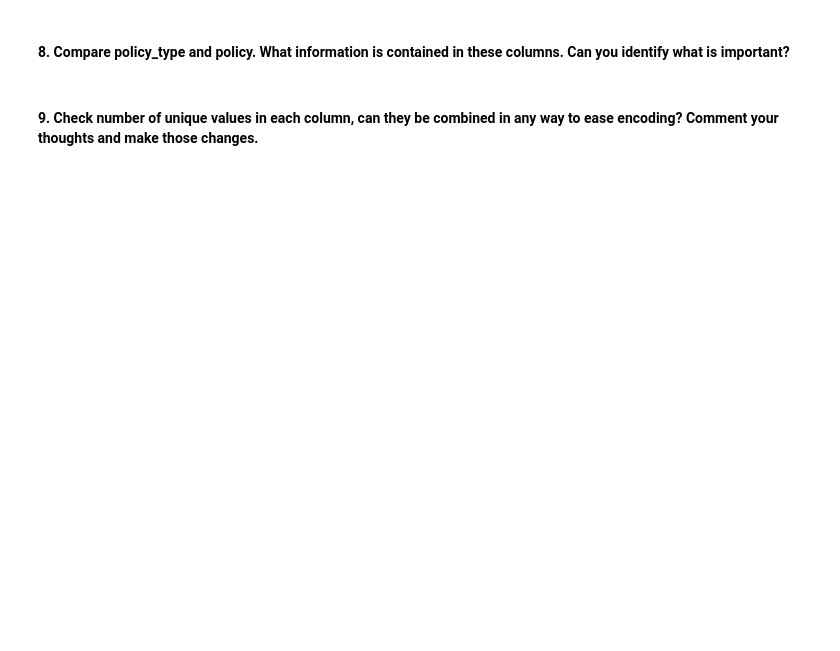
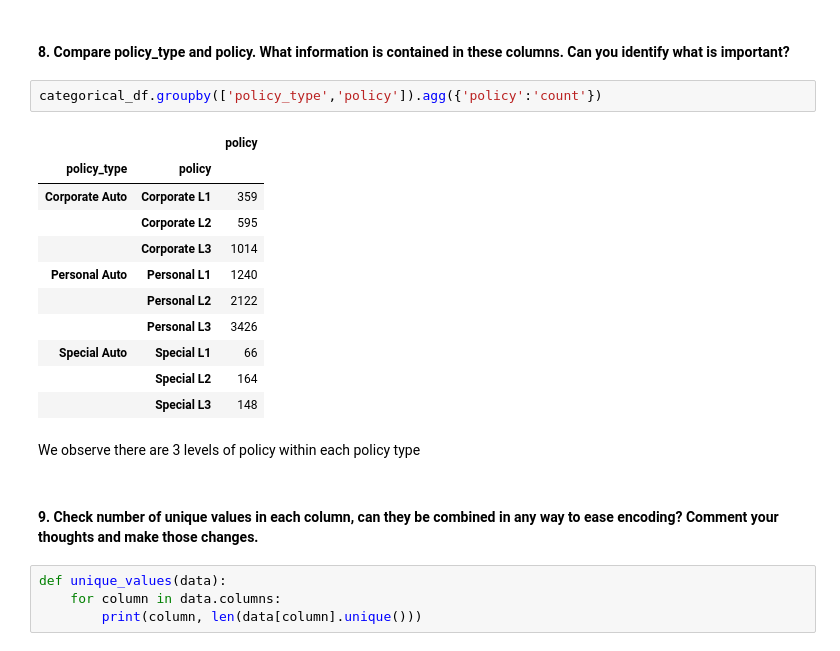
Before and after one commit to SangreNocturna/lab-cleaning-categorical-data, a Jupyter notebook: files_for_lab/cleaning_categorical_data-lab.ipynb, the cells around one changed output. Cells and saved outputs as stored; diff of their text form; blank space fills up the shorter version.

```diff
--- a/files_for_lab/cleaning_categorical_data-lab.ipynb
+++ b/files_for_lab/cleaning_categorical_data-lab.ipynb
@@ -174,4 +158,24 @@ Name: vehicle_size, Length: 9134, dtype: bool
 # %% [markdown]
 #### 8. Compare policy_type and policy. What information is contained in these columns. Can you identify what is important?
+# %%
+categorical_df.groupby(['policy_type','policy']).agg({'policy':'count'})
+# %% [output]
+|  |  | policy |
+| policy_type | policy |  |
+| Corporate Auto | Corporate L1 | 359 |
+|  | Corporate L2 | 595 |
+|  | Corporate L3 | 1014 |
+| Personal Auto | Personal L1 | 1240 |
+|  | Personal L2 | 2122 |
+|  | Personal L3 | 3426 |
+| Special Auto | Special L1 | 66 |
+|  | Special L2 | 164 |
+|  | Special L3 | 148 |
+# %% [markdown]
+We observe there are 3 levels of policy within each policy type
 # %% [markdown]
 #### 9. Check number of unique values in each column, can they be combined in any way to ease encoding? Comment your thoughts and make those changes.
+# %%
+def unique_values(data):
+    for column in data.columns:
+        print(column, len(data[column].unique()))
```
Also changed, not shown: parts of 16 cells of this notebook.
